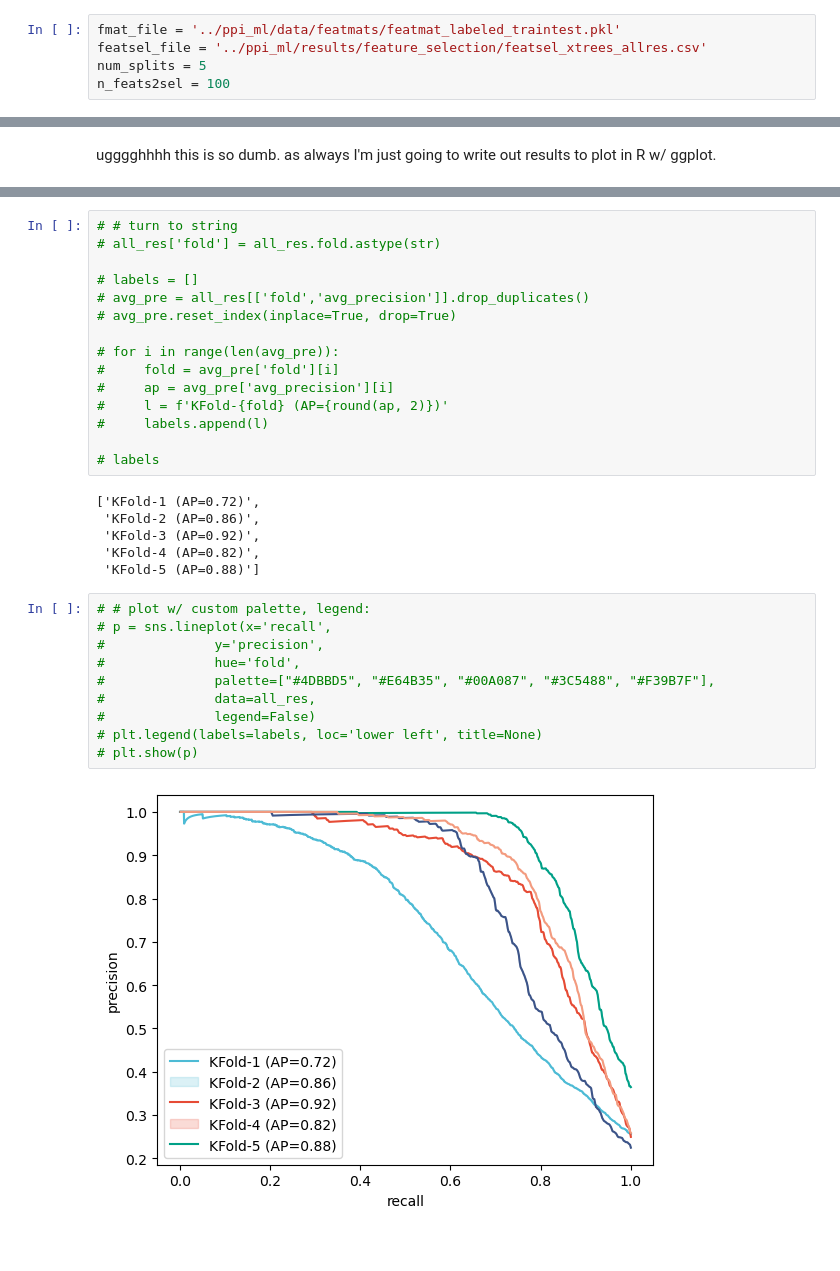
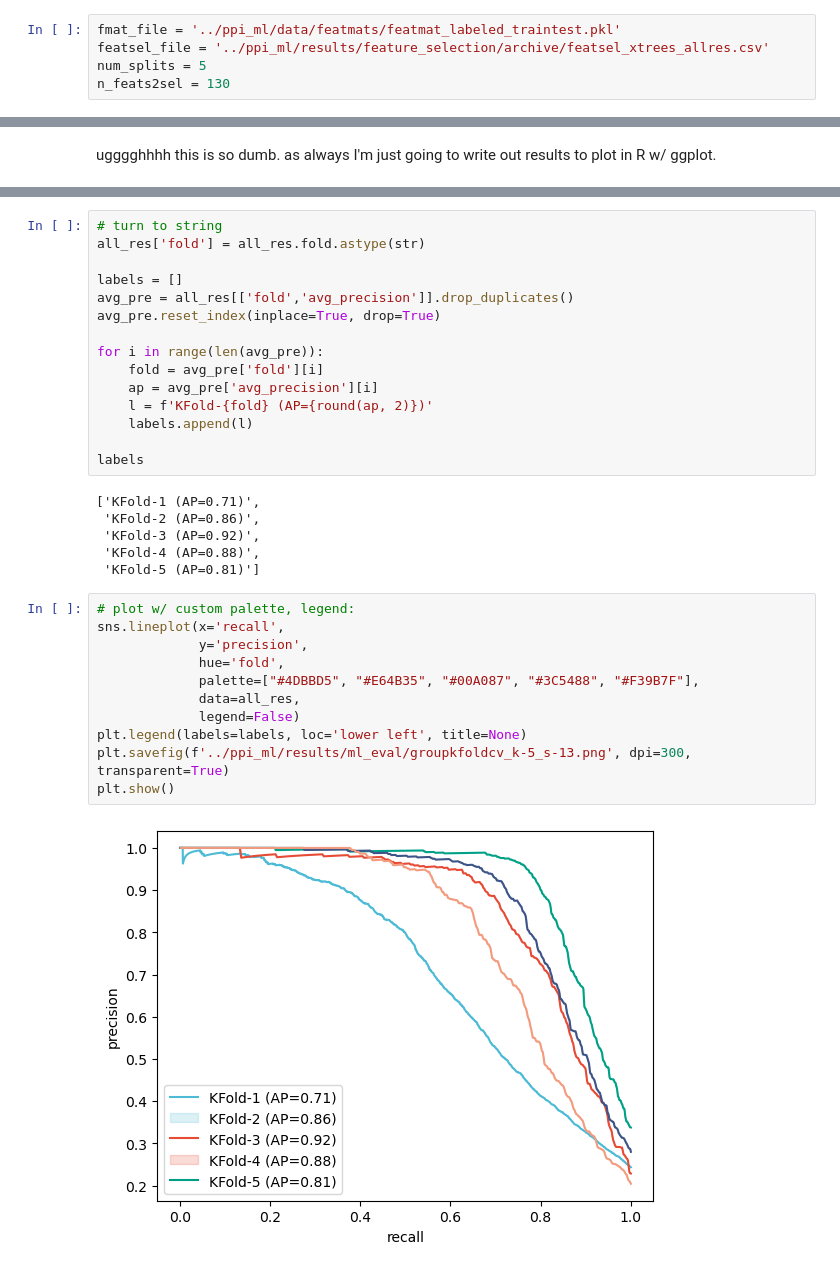
Before and after one commit to marcottelab/leca-proteomics, a Jupyter notebook: notebooks/cross_validation.ipynb, the cells around one changed output, grey strips where cells are left out. Cells and saved outputs as stored; diff of their text form.

```diff
--- a/notebooks/cross_validation.ipynb
+++ b/notebooks/cross_validation.ipynb
@@ -12,9 +12,9 @@ from sklearn.metrics import PrecisionRecallDisplay
 from sklearn.metrics import average_precision_score
 # %%
 fmat_file = '../ppi_ml/data/featmats/featmat_labeled_traintest.pkl'
-featsel_file = '../ppi_ml/results/feature_selection/featsel_xtrees_allres.csv'
+featsel_file = '../ppi_ml/results/feature_selection/archive/featsel_xtrees_allres.csv'
 num_splits = 5
-n_feats2sel = 100
+n_feats2sel = 130
 # %%
 def fmt_data(fmat, select_feats, subset, label_cols, data_cols, keep_groups=True):
 
@@ -187,35 +187,36 @@ ugggghhhh this is so dumb. as always I'm just going to write out results to plot
 # %% [output]
 [figure]
 # %%
-# # turn to string
-# all_res['fold'] = all_res.fold.astype(str)
+# turn to string
+all_res['fold'] = all_res.fold.astype(str)
 
-# labels = []
-# avg_pre = all_res[['fold','avg_precision']].drop_duplicates()
-# avg_pre.reset_index(inplace=True, drop=True)
+labels = []
+avg_pre = all_res[['fold','avg_precision']].drop_duplicates()
+avg_pre.reset_index(inplace=True, drop=True)
 
-# for i in range(len(avg_pre)):
-#     fold = avg_pre['fold'][i]
-#     ap = avg_pre['avg_precision'][i]
-#     l = f'KFold-{fold} (AP={round(ap, 2)})'
-#     labels.append(l)
+for i in range(len(avg_pre)):
+    fold = avg_pre['fold'][i]
+    ap = avg_pre['avg_precision'][i]
+    l = f'KFold-{fold} (AP={round(ap, 2)})'
+    labels.append(l)
 
-# labels
+labels
 # %% [output]
-['KFold-1 (AP=0.72)',
+['KFold-1 (AP=0.71)',
  'KFold-2 (AP=0.86)',
  'KFold-3 (AP=0.92)',
- 'KFold-4 (AP=0.82)',
- 'KFold-5 (AP=0.88)']
+ 'KFold-4 (AP=0.88)',
+ 'KFold-5 (AP=0.81)']
 # %%
-# # plot w/ custom palette, legend:
-# p = sns.lineplot(x='recall',
-#              y='precision',
-#              hue='fold',
-#              palette=["#4DBBD5", "#E64B35", "#00A087", "#3C5488", "#F39B7F"],
-#              data=all_res,
-#              legend=False)
-# plt.legend(labels=labels, loc='lower left', title=None)
-# plt.show(p)
+# plot w/ custom palette, legend:
+sns.lineplot(x='recall',
+             y='precision',
+             hue='fold',
+             palette=["#4DBBD5", "#E64B35", "#00A087", "#3C5488", "#F39B7F"],
+             data=all_res,
+             legend=False)
+plt.legend(labels=labels, loc='lower left', title=None)
+plt.savefig(f'../ppi_ml/results/ml_eval/groupkfoldcv_k-5_s-13.png', dpi=300, transparent=True)
+plt.show()
 # %% [output]
-[figure, old version]
+[figure, new version]
```
Also changed, not shown: parts of 6 cells of this notebook, 11 other files.
